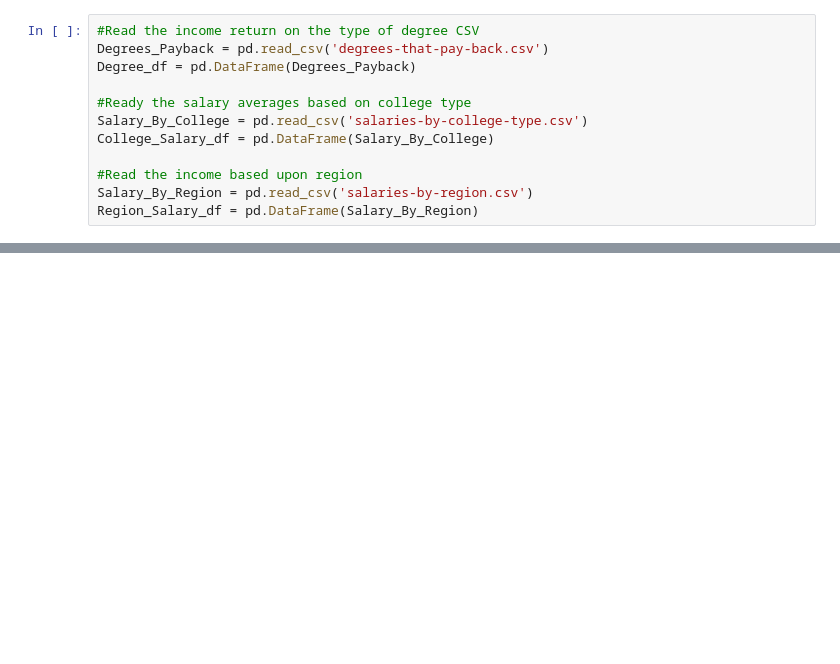
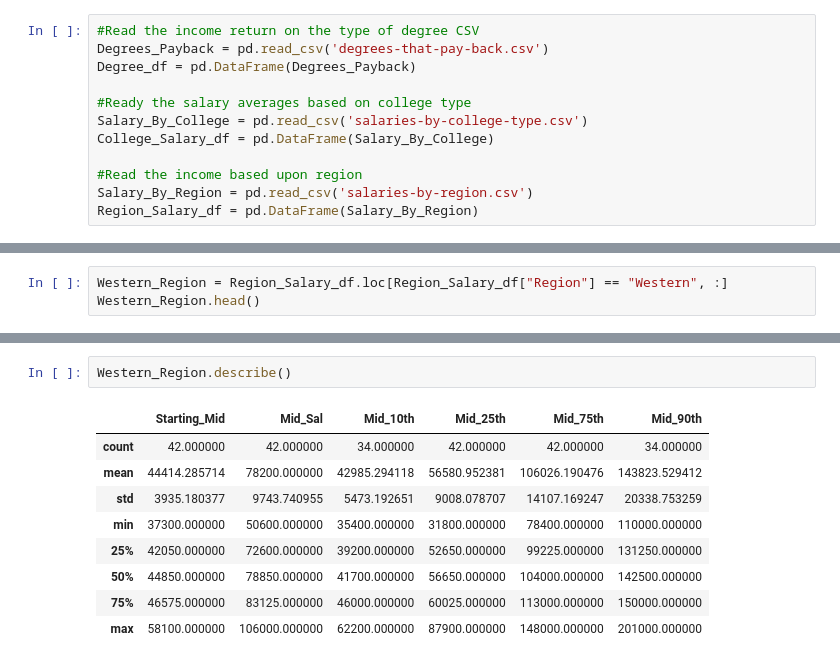
Before and after one commit to khosenag03/RICHdataGroupProject, a Jupyter notebook: College_vs_Salary.ipynb, the cells around one changed output, grey strips where cells are left out. Drawn from its saved outputs; the diff is of its cells as text; blank space fills up the shorter version.

```diff
--- a/College_vs_Salary.ipynb
+++ b/College_vs_Salary.ipynb
@@ -73,0 +75,3 @@ Region_Salary_df.head()
+# %%
+Western_Region = Region_Salary_df.loc[Region_Salary_df["Region"] == "Western", :]
+Western_Region.head()
@@ -73,0 +85,12 @@ Region_Salary_df.head()
+# %%
+Western_Region.describe()
+# %% [output]
+|  | Starting_Mid | Mid_Sal | Mid_10th | Mid_25th | Mid_75th | Mid_90th |
+| count | 42.000000 | 42.000000 | 34.000000 | 42.000000 | 42.000000 | 34.000000 |
+| mean | 44414.285714 | 78200.000000 | 42985.294118 | 56580.952381 | 106026.190476 | 143823.529412 |
+| std | 3935.180377 | 9743.740955 | 5473.192651 | 9008.078707 | 14107.169247 | 20338.753259 |
+| min | 37300.000000 | 50600.000000 | 35400.000000 | 31800.000000 | 78400.000000 | 110000.000000 |
+| 25% | 42050.000000 | 72600.000000 | 39200.000000 | 52650.000000 | 99225.000000 | 131250.000000 |
+| 50% | 44850.000000 | 78850.000000 | 41700.000000 | 56650.000000 | 104000.000000 | 142500.000000 |
+| 75% | 46575.000000 | 83125.000000 | 46000.000000 | 60025.000000 | 113000.000000 | 150000.000000 |
+| max | 58100.000000 | 106000.000000 | 62200.000000 | 87900.000000 | 148000.000000 | 201000.000000 |
```
Also changed, not shown: parts of 16 cells of this notebook, 2 other files.
